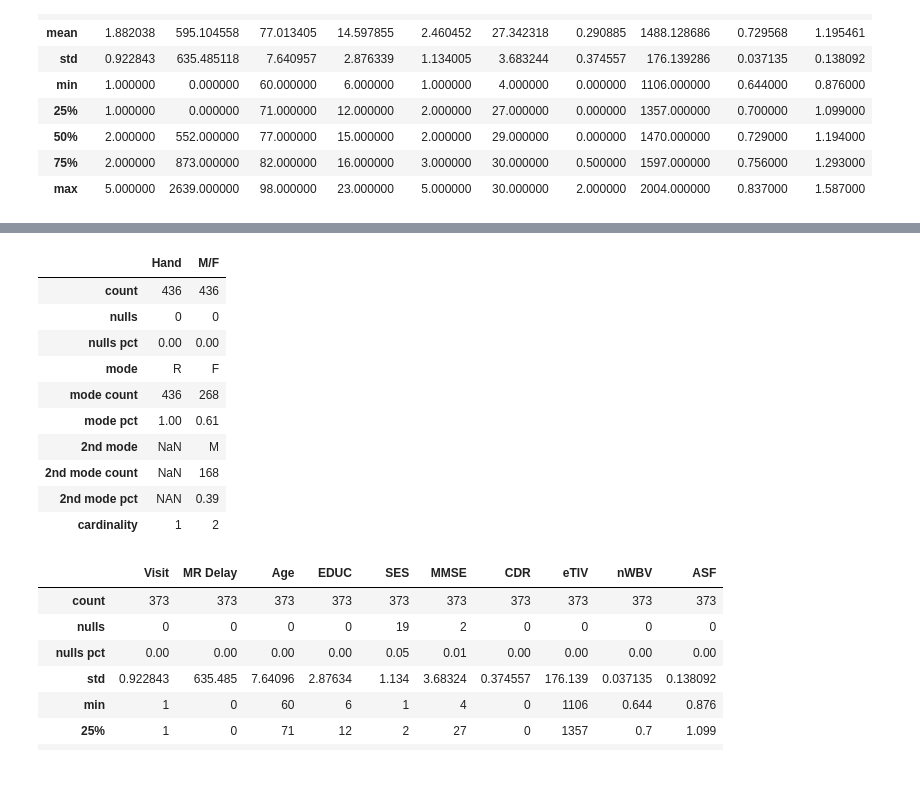
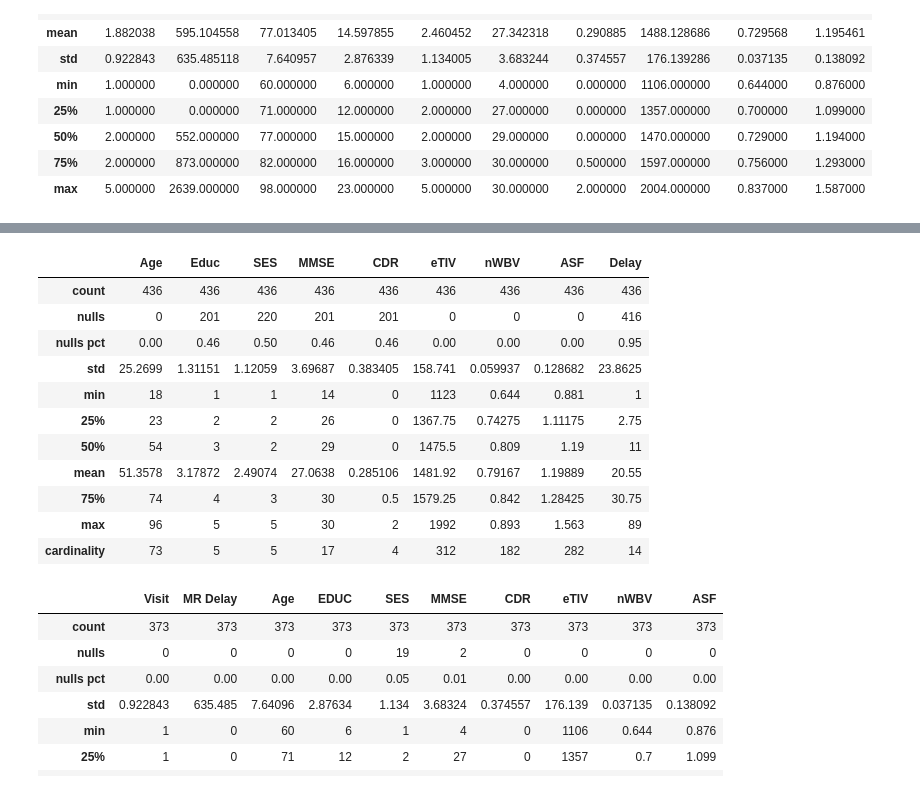
Before and after one commit to jlouie3/Conda_Notebooks, a Jupyter notebook: Projects/DementiaPrediction/1_Intro_and_Import.ipynb, the cells around one changed output, grey strips where cells are left out. Saved outputs shown, nothing was run; the diff lists cells and outputs as text; code cells hidden in the pictures.

```diff
--- a/Projects/DementiaPrediction/1_Intro_and_Import.ipynb
+++ b/Projects/DementiaPrediction/1_Intro_and_Import.ipynb
@@ -80,17 +99,18 @@ long_df.describe()
 # %%
+# Get data quality reports
 cs_continuous, cs_categorical, cs_error = dex.get_data_quality_report(cs_df)
 cs_continuous
-cs_categorical
 # %% [output]
-|  | Hand | M/F |
-| count | 436 | 436 |
-| nulls | 0 | 0 |
-| nulls pct | 0.00 | 0.00 |
-| mode | R | F |
-| mode count | 436 | 268 |
-| mode pct | 1.00 | 0.61 |
-| 2nd mode | NaN | M |
-| 2nd mode count | NaN | 168 |
-| 2nd mode pct | NAN | 0.39 |
-| cardinality | 1 | 2 |
+|  | Age | Educ | SES | MMSE | CDR | eTIV | nWBV | ASF | Delay |
+| count | 436 | 436 | 436 | 436 | 436 | 436 | 436 | 436 | 436 |
+| nulls | 0 | 201 | 220 | 201 | 201 | 0 | 0 | 0 | 416 |
+| nulls pct | 0.00 | 0.46 | 0.50 | 0.46 | 0.46 | 0.00 | 0.00 | 0.00 | 0.95 |
+| std | 25.2699 | 1.31151 | 1.12059 | 3.69687 | 0.383405 | 158.741 | 0.059937 | 0.128682 | 23.8625 |
+| min | 18 | 1 | 1 | 14 | 0 | 1123 | 0.644 | 0.881 | 1 |
+| 25% | 23 | 2 | 2 | 26 | 0 | 1367.75 | 0.74275 | 1.11175 | 2.75 |
+| 50% | 54 | 3 | 2 | 29 | 0 | 1475.5 | 0.809 | 1.19 | 11 |
+| mean | 51.3578 | 3.17872 | 2.49074 | 27.0638 | 0.285106 | 1481.92 | 0.79167 | 1.19889 | 20.55 |
+| 75% | 74 | 4 | 3 | 30 | 0.5 | 1579.25 | 0.842 | 1.28425 | 30.75 |
+| max | 96 | 5 | 5 | 30 | 2 | 1992 | 0.893 | 1.563 | 89 |
+| cardinality | 73 | 5 | 5 | 17 | 4 | 312 | 182 | 282 | 14 |
 # %%
```
Also changed, not shown: parts of 25 cells of this notebook, 1 other file.
